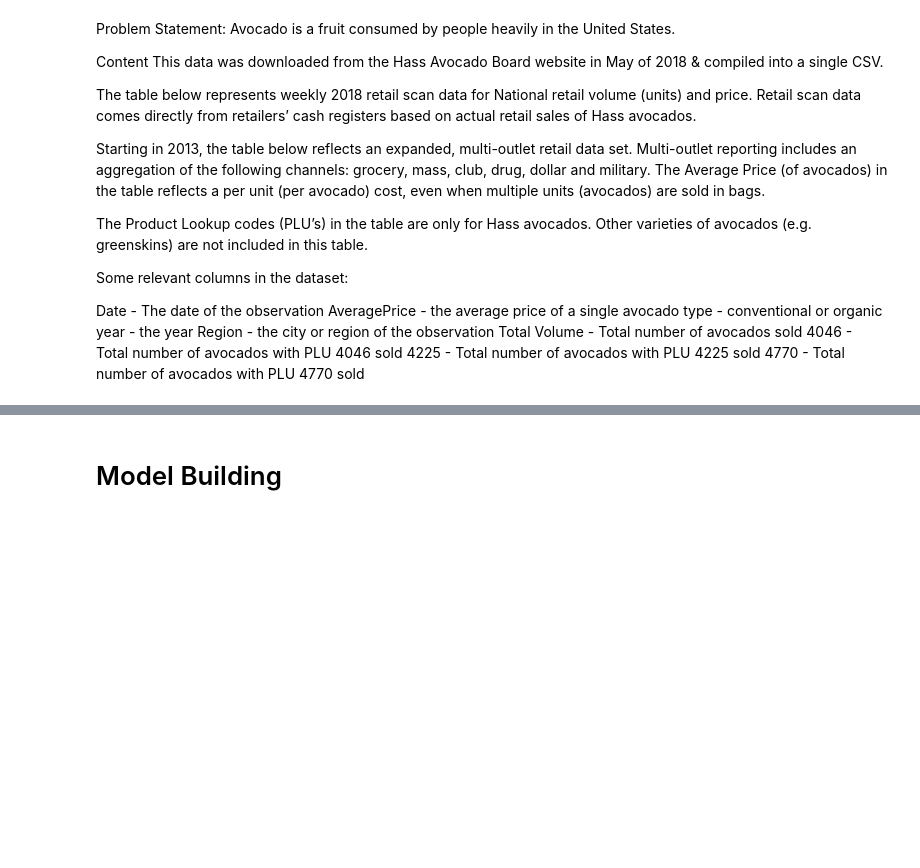
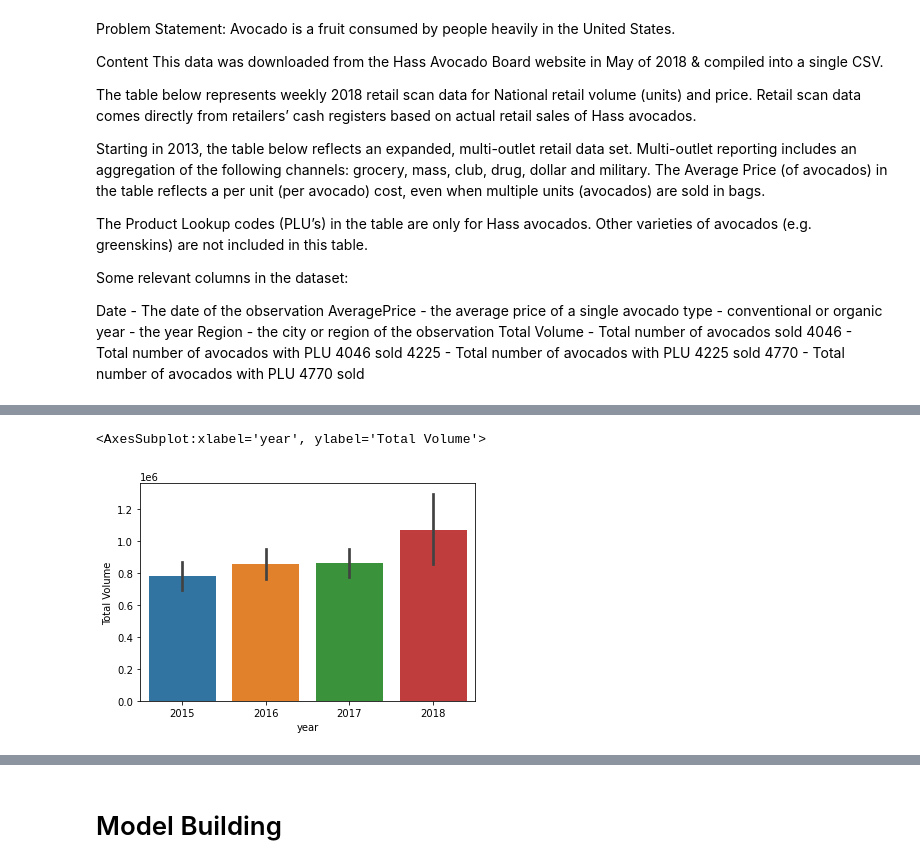
Before and after one commit to abdulwashif/DT_Evaluation_project, a Jupyter notebook: Evaluation projecct3-Avocado.ipynb, the cells around one changed output, grey strips where cells are left out. Drawn from its saved outputs; the diff is of its cells as text; code cells hidden in the pictures; blank space fills up the shorter version.

```diff
--- a/Evaluation projecct3-Avocado.ipynb
+++ b/Evaluation projecct3-Avocado.ipynb
@@ -270,0 +214,5 @@ data.head()
+# %%
+sns.barplot(x='year',y='Total Volume',data=df)
+# %% [output]
+<AxesSubplot:xlabel='year', ylabel='Total Volume'>
+[figure, added]
```
Also changed, not shown: parts of 119 cells of this notebook.
